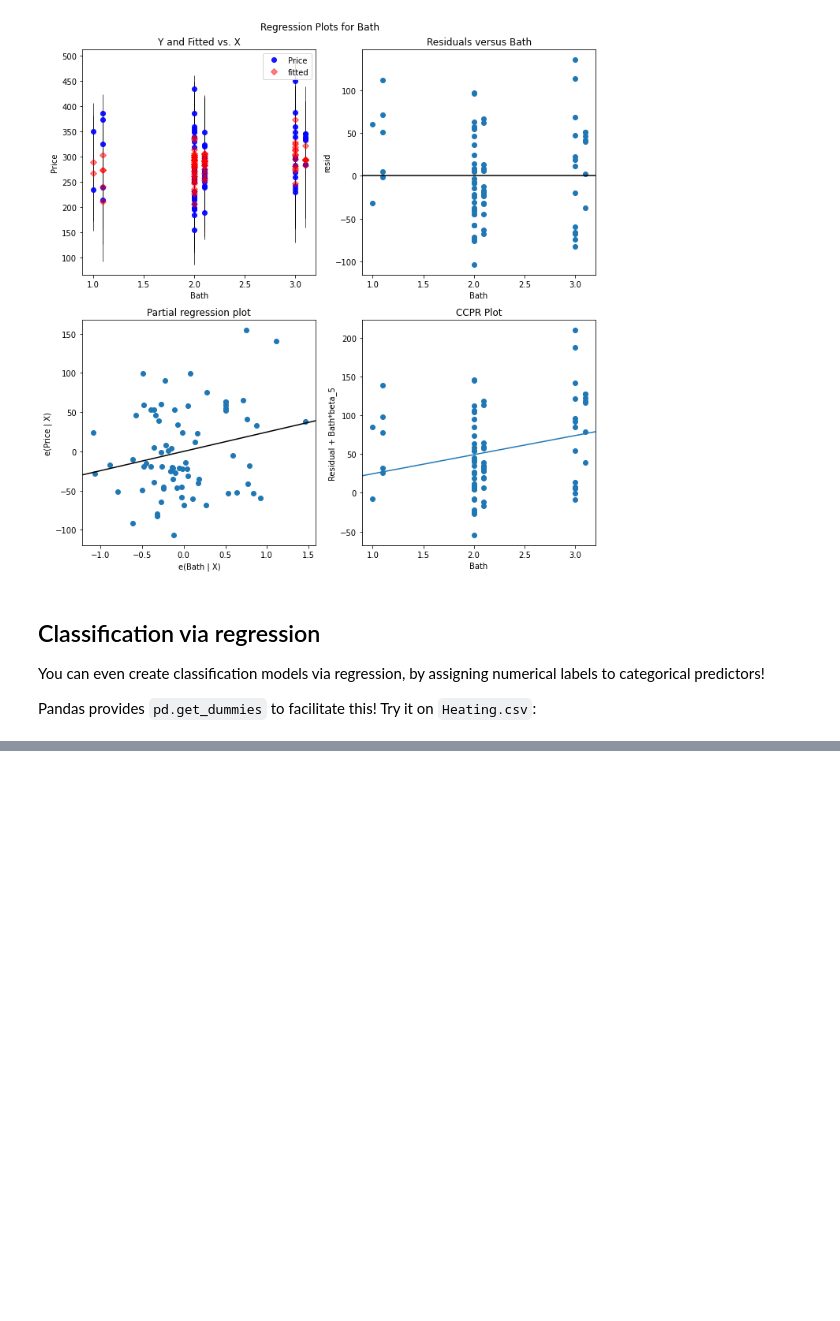
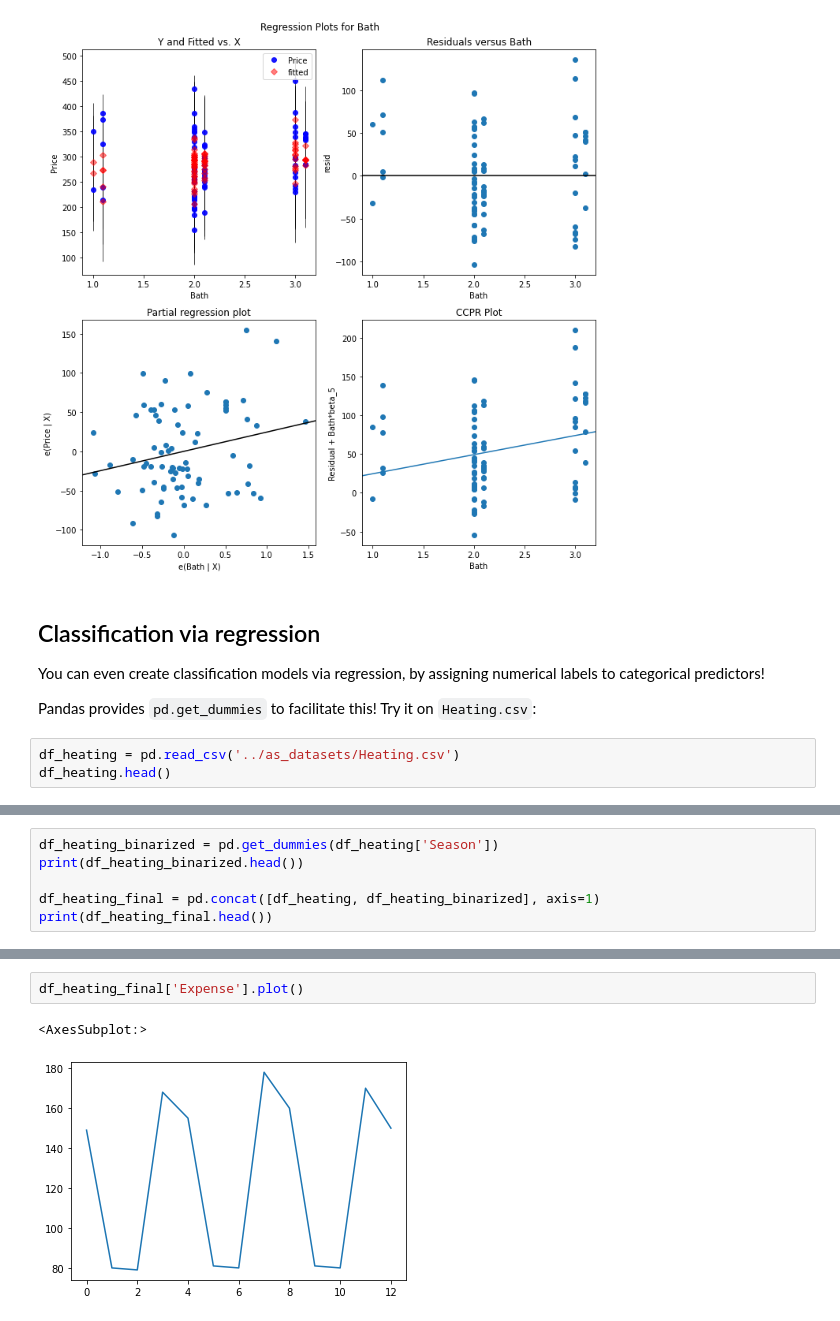
Before and after one commit to curtywang/ee5020-notes-fa21, a Jupyter notebook: day9/linear_regression.ipynb, the cells around one changed output, grey strips where cells are left out. Cells and saved outputs as stored; diff of their text form; blank space fills up the shorter version.

```diff
--- a/day9/linear_regression.ipynb
+++ b/day9/linear_regression.ipynb
@@ -186,3 +186,6 @@ strong multicollinearity or other numerical problems.
 You can even create classification models via regression, by assigning numerical labels to categorical predictors!
 
 Pandas provides `pd.get_dummies` to facilitate this!  Try it on `Heating.csv`:
+# %%
+df_heating = pd.read_csv('../as_datasets/Heating.csv')
+df_heating.head()
@@ -188,0 +199,6 @@ Pandas provides `pd.get_dummies` to facilitate this!  Try it on `Heating.csv`:
+# %%
+df_heating_binarized = pd.get_dummies(df_heating['Season'])
+print(df_heating_binarized.head())
+
+df_heating_final = pd.concat([df_heating, df_heating_binarized], axis=1)
+print(df_heating_final.head())
@@ -188,0 +241,5 @@ Pandas provides `pd.get_dummies` to facilitate this!  Try it on `Heating.csv`:
+# %%
+df_heating_final['Expense'].plot()
+# %% [output]
+<AxesSubplot:>
+[figure, added]
```
Also changed, not shown: parts of 3 cells of this notebook, 1 other file.
